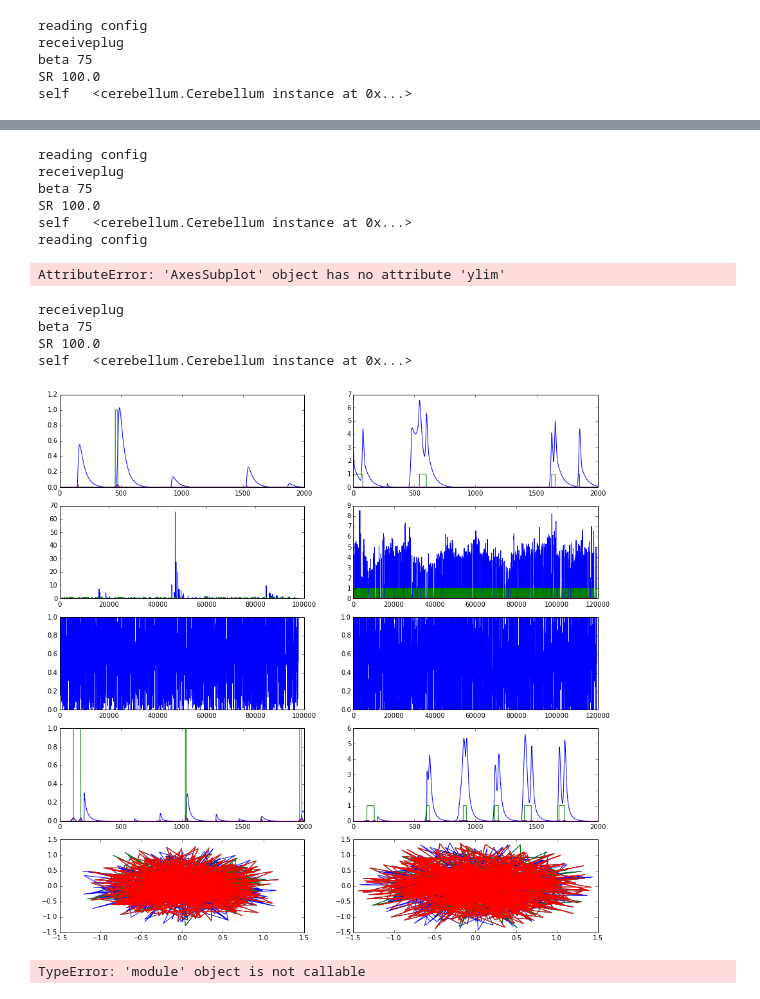
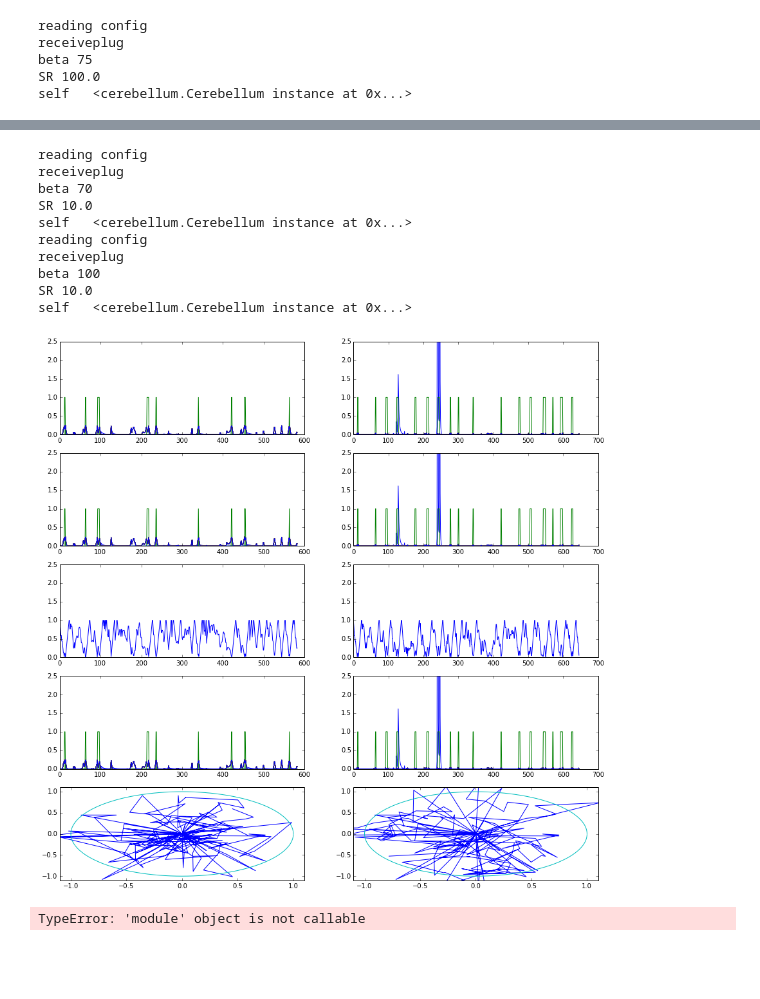
Before and after one commit to clement-moulin-frier/icub_painting, a Jupyter notebook: Cerebellum/CerebConnectionTrials.ipynb, the cells around one changed output, grey strips where cells are left out. Saved outputs shown, nothing was run; the diff lists cells and outputs as text; code cells hidden in the pictures; blank space fills up the shorter version.

```diff
--- a/Cerebellum/CerebConnectionTrials.ipynb
+++ b/Cerebellum/CerebConnectionTrials.ipynb
@@ -152,21 +156,21 @@ Populating the interactive namespace from numpy and matplotlib
 s = int(1000*rnd(1))%1000
 fig, axis = subplots(5,2,figsize=(15,15))
 
-dt = 0.01
+dt = 0.1
 all_us = []
 all_target_x = []
 all_target_y = []
 all_distance = []
 us=0
 punishment = False
-expl = Explorer(dist_mu = 0.5,dist_sigma=0.01)
-cer = cerebellumInstance(CS_size=10, Range=0.2,k_NOI=0.1, nBasis=400,LR=75,delay=0.075,SR=1/dt,update=200)
+expl = Explorer(dist_mu = 0.3,dist_sigma=0.2,x=0.0,y=0.0)
+cer = cerebellumInstance(CS_size=20, Range=0.5,k_NOI=0.35, nBasis=250,LR=70,delay=0.9,SR=1/dt,update=50,cfile='basis_visual_sim2.cfg')
 connect_cerebellum=True
 crb_anticip=False
 seed(s)
 
 
-for asd in range(2000):
+for asd in range(200):
     #print punishment
     #print asd
     #print asd
@@ -216,7 +220,7 @@ for asd in range(2000):
         punishment = bool(us)
 
 
-
+#print cer.CRB_V_CR[0].shape
 axis[0,0].plot(cer.CRB_V_CR[-2000:])
 axis[0,0].plot(all_us[-2000:])
 axis[0,0].plot(cer.all_CS[-2000:])
@@ -239,20 +243,20 @@ axis[2,0].plot (all_distance)
 
 ################################################################################################33
 
-dt = 0.01
+dt = 0.1
 all_us = []
 all_target_x = []
 all_target_y = []
 all_distance = []
 us=0
 punishment = False
-expl = Explorer(dist_mu = 0.5,dist_sigma=0.01)
-cer = cerebellumInstance(CS_size=10, Range=0.2,k_NOI=0.1, nBasis=400,LR=75,delay=0.075,SR=1/dt,update=200)
+expl = Explorer(dist_mu = 0.3,dist_sigma=0.2,x=0.0,y=0.0)
+cer = cerebellumInstance(CS_size=20, Range=0.2,k_NOI=0.50, nBasis=400,LR=100,delay=0.75,SR=1/dt,update=20)
 connect_cerebellum=False
 crb_anticip=False
 seed(s)
 
-for asd in range(2000):
+for asd in range(200):
     #print punishment
     #print asd
     #print asd
@@ -303,42 +307,66 @@ for asd in range(2000):
 
 
 
 
 axis[0,1].plot(cer.CRB_V_CR[-2000:])
 axis[0,1].plot(all_us[-2000:])
 axis[0,1].plot(cer.all_CS[-2000:])
 
 axis[3,1].plot(cer.CRB_V_CR[:2000])
 axis[3,1].plot(all_us[:2000])
 axis[3,1].plot(cer.all_CS[:2000])
 
 axis[1,1].plot(cer.CRB_V_CR)
 axis[1,1].plot(all_us)
 axis[1,1].plot(cer.all_CS)
 
 axis[4,1].plot(all_target_x, all_target_y)
 axis[4,1].plot(all_target_x[600:], all_target_y[600:])
 axis[4,1].plot(all_target_x[800:], all_target_y[800:])
 
 axis[2,1].plot (all_distance)
-axis[2,1].ylim(-1.1,1.1)
+
+
+
+# Print circles and nice stuff
+
+axis[4,1].set_ylim([-1.1,1.1])
+axis[4,0].set_ylim([-1.1,1.1])
+axis[4,1].set_xlim([-1.1,1.1])
+axis[4,0].set_xlim([-1.1,1.1])
+
+axis[0,1].set_ylim([0,2.5])
+axis[0,0].set_ylim([0,2.5])
+axis[1,1].set_ylim([0,2.5])
+axis[1,0].set_ylim([0,2.5])
+axis[2,1].set_ylim([0,2.5])
+axis[2,0].set_ylim([0,2.5])
+axis[3,1].set_ylim([0,2.5])
+axis[3,0].set_ylim([0,2.5])
+
+
+circle = [cos(array(range(360))*pi/180),sin(array(range(360))*pi/180)]
+
+axis[4,1].plot(circle[0],circle[1])
+axis[4,0].plot(circle[0],circle[1])
+
+
 
 
 savefig('cerebVSno_cereb.png')
 show()
 # %% [output]
 reading config
 receiveplug
-beta 75
-SR 100.0
+beta 70
+SR 10.0
 self   <cerebellum.Cerebellum instance at 0x...>
 reading config
+receiveplug
+beta 100
+SR 10.0
+self   <cerebellum.Cerebellum instance at 0x...>
-AttributeError: 'AxesSubplot' object has no attribute 'ylim'
-receiveplug
-beta 75
-SR 100.0
-self   <cerebellum.Cerebellum instance at 0x...>
-[figure, old version]
+[figure, new version]
 # %%
 int(random(1)*1000)%1000
 # %% [output]
```
Also changed, not shown: parts of 7 cells of this notebook, 3 other files.
